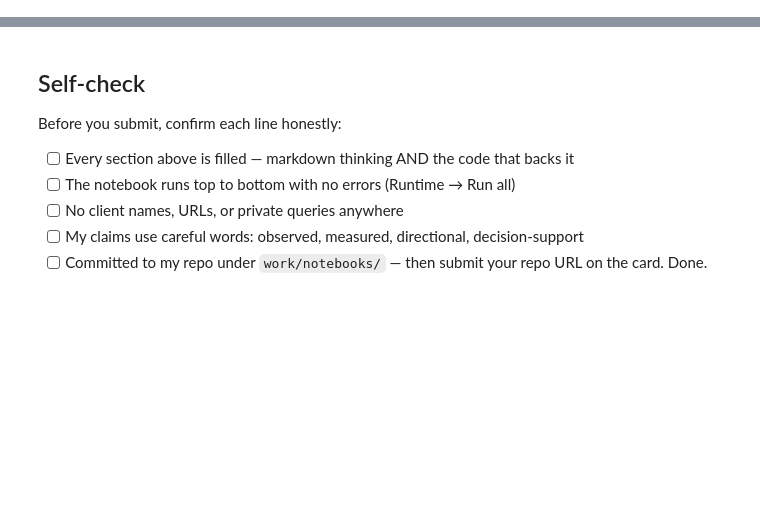
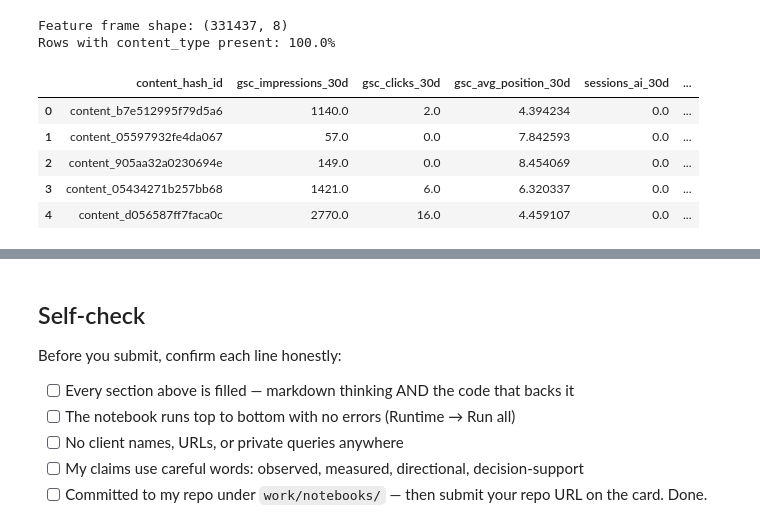
Before and after one commit to Zoye-J/FlyRank--MachineLearning, a Jupyter notebook: work/notebooks/w03_feature_leakage_check.ipynb, the cells around one changed output, grey strips where cells are left out. Saved outputs shown, nothing was run; the diff lists cells and outputs as text; code cells hidden in the pictures; blank space fills up the shorter version.

```diff
--- a/work/notebooks/w03_feature_leakage_check.ipynb
+++ b/work/notebooks/w03_feature_leakage_check.ipynb
@@ -36,0 +61,41 @@ This skeleton is yours to fill. Work the sections **in order** — each one has
+# %%
+# building the 5 feature frame from month=2026-03
+
+FEATURES_Q = f"""
+WITH perf AS (
+  SELECT
+    content_hash_id,
+    SUM(gsc_impressions)                              AS gsc_impressions_30d,
+    SUM(gsc_clicks)                                   AS gsc_clicks_30d,
+    AVG(NULLIF(gsc_avg_position, 0))                  AS gsc_avg_position_30d,
+    SUM(sessions_ai)                                  AS sessions_ai_30d
+  FROM '{FACT_MAR}'
+  GROUP BY content_hash_id
+)
+SELECT
+  p.content_hash_id,
+  p.gsc_impressions_30d,
+  p.gsc_clicks_30d,
+  p.gsc_avg_position_30d,
+  p.sessions_ai_30d,
+  d.content_type,
+  d.main_intent,
+  CASE WHEN d.content_type IS NULL THEN 0 ELSE 1 END AS has_content_type
+FROM perf p
+LEFT JOIN '{DIM_CONTENT}' d
+  ON p.content_hash_id = d.content_hash_id
+"""
+
+features = con.execute(FEATURES_Q).df()
+print(f"Feature frame shape: {features.shape}")
+print(f"Rows with content_type present: {features['has_content_type'].mean():.1%}")
+display(features.head())
+# %% [output]
+Feature frame shape: (331437, 8)
+Rows with content_type present: 100.0%
+|  | content_hash_id | gsc_impressions_30d | gsc_clicks_30d | gsc_avg_position_30d | sessions_ai_30d | ... |
+| 0 | content_b7e512995f79d5a6 | 1140.0 | 2.0 | 4.394234 | 0.0 | ... |
+| 1 | content_05597932fe4da067 | 57.0 | 0.0 | 7.842593 | 0.0 | ... |
+| 2 | content_905aa32a0230694e | 149.0 | 0.0 | 8.454069 | 0.0 | ... |
+| 3 | content_05434271b257bb68 | 1421.0 | 6.0 | 6.320337 | 0.0 | ... |
+| 4 | content_d056587ff7faca0c | 2770.0 | 16.0 | 4.459107 | 0.0 | ... |
```
Also changed, not shown: parts of 21 cells of this notebook.
